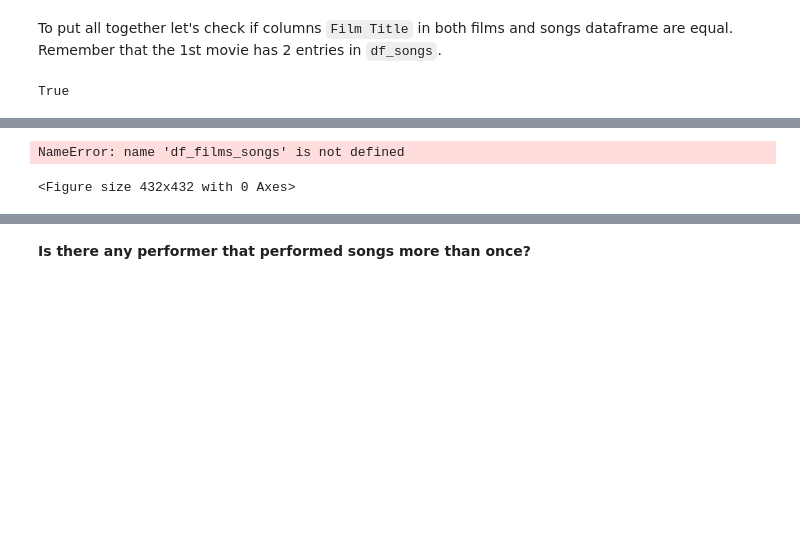
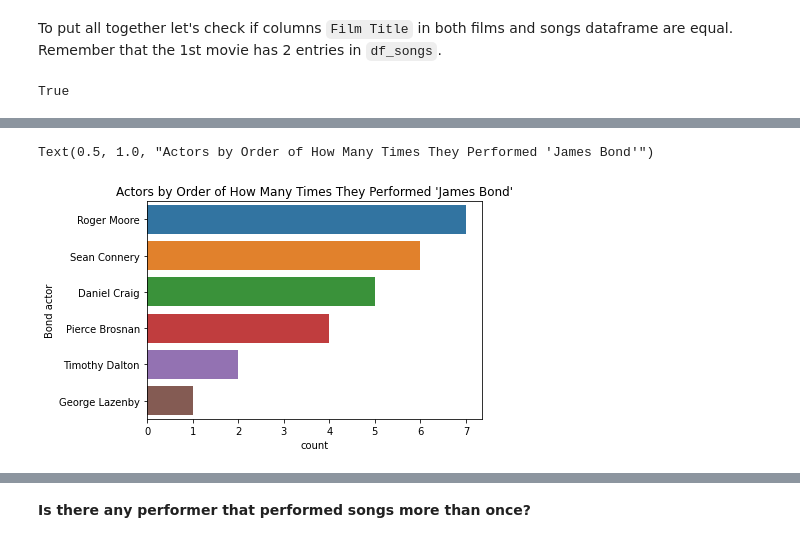
Before and after one commit to dpbac/basics-web-scraping, a Jupyter notebook: notebooks/Basic Tutorial Webscraping.ipynb, the cells around one changed output, grey strips where cells are left out. Cells and saved outputs as stored; diff of their text form; code cells hidden in the pictures; blank space fills up the shorter version.

```diff
--- a/notebooks/Basic Tutorial Webscraping.ipynb
+++ b/notebooks/Basic Tutorial Webscraping.ipynb
@@ -592,11 +592,11 @@ Now that you have you data all together you can answer your questions. For insta
 import matplotlib.pyplot as plt
 import seaborn as sns
 # %%
-plt.figure(figsize=(6,6))
+plt.figure(figsize=(6,4))
 sns.countplot(y=df_films_songs['Bond actor'], order = df_films_songs['Bond actor'].value_counts().index)
 plt.title("Actors by Order of How Many Times They Performed 'James Bond'")
 # %% [output]
-NameError: name 'df_films_songs' is not defined
+Text(0.5, 1.0, "Actors by Order of How Many Times They Performed 'James Bond'")
-<Figure size 432x432 with 0 Axes>
+[figure, added]
 # %%
 df_films_songs['Bond actor'].value_counts()
```
Also changed, not shown: parts of 10 cells of this notebook.
